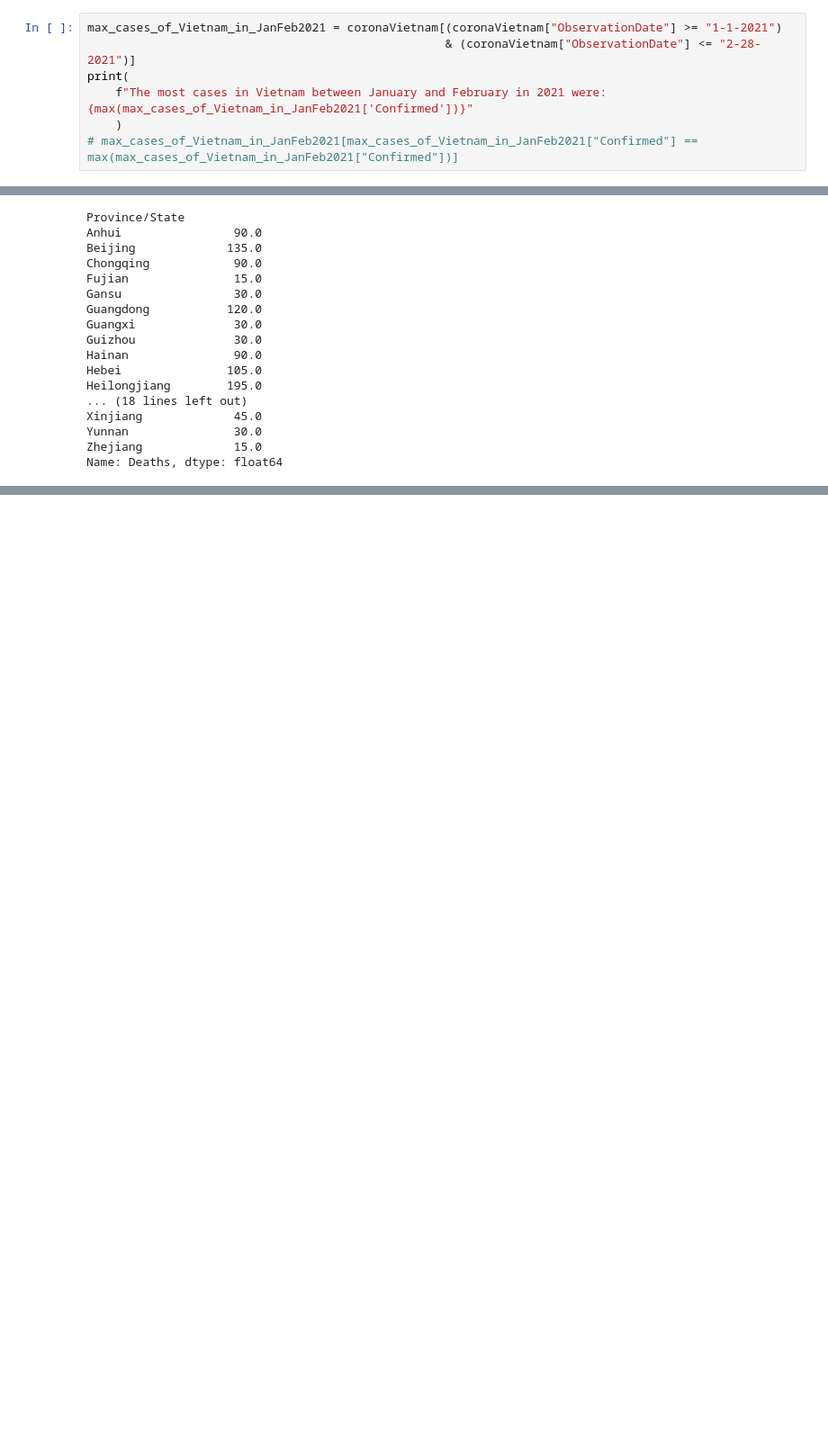
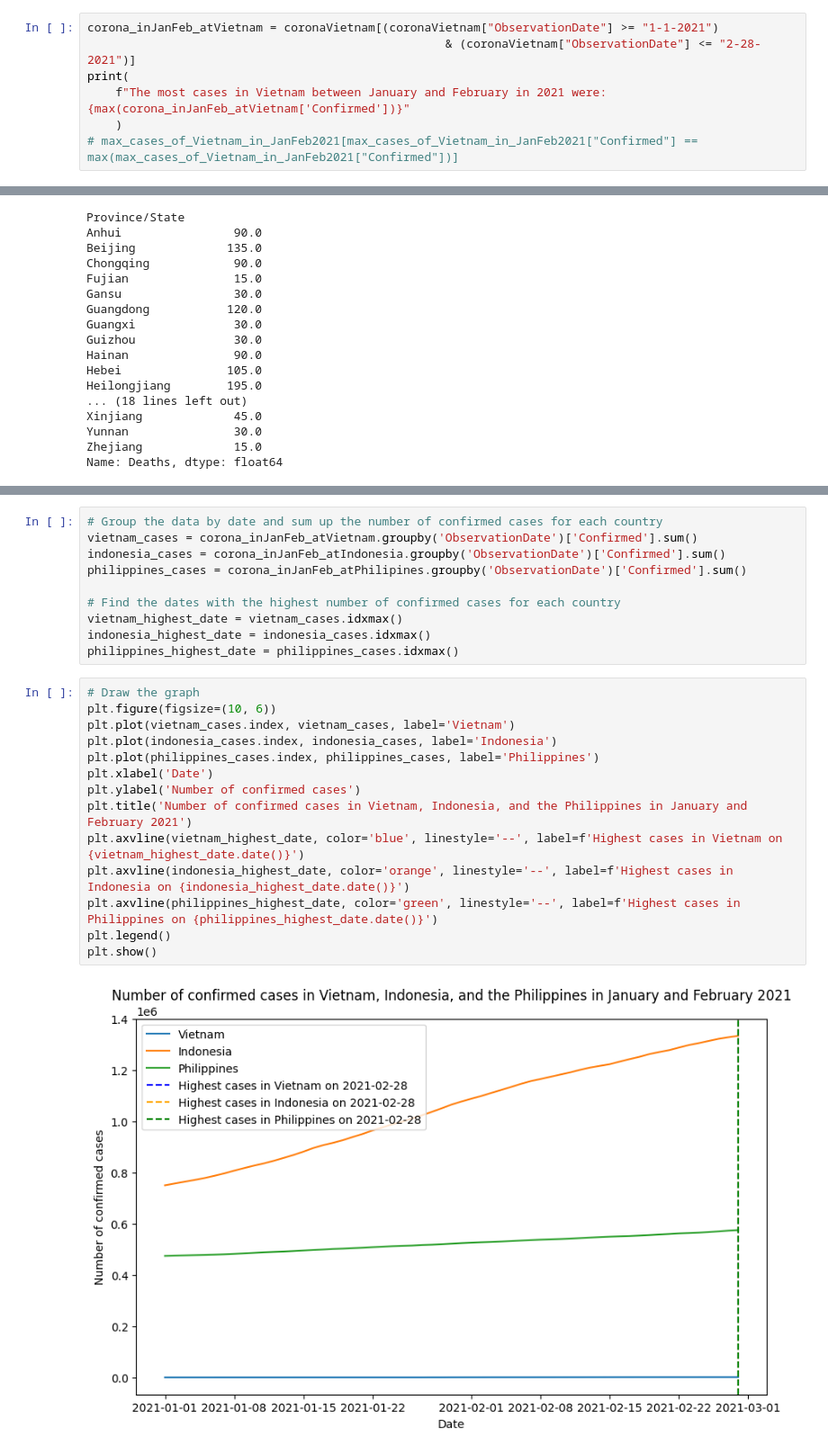
Before and after one commit to huuhieunguyen/Data-Science, a Jupyter notebook: Lab1/main.ipynb, the cells around one changed output, grey strips where cells are left out. Shown at 90% size. Saved outputs shown, nothing was run; the diff lists cells and outputs as text; blank space fills up the shorter version.

```diff
--- a/Lab1/main.ipynb
+++ b/Lab1/main.ipynb
@@ -224,10 +225,10 @@ SNo
 # %% [markdown]
 Show the data about the most cases in Vietnam between January and Feb 2021
 # %%
-max_cases_of_Vietnam_in_JanFeb2021 = coronaVietnam[(coronaVietnam["ObservationDate"] >= "1-1-2021")
+corona_inJanFeb_atVietnam = coronaVietnam[(coronaVietnam["ObservationDate"] >= "1-1-2021")
                                                    & (coronaVietnam["ObservationDate"] <= "2-28-2021")]
 print(
-    f"The most cases in Vietnam between January and February in 2021 were: {max(max_cases_of_Vietnam_in_JanFeb2021['Confirmed'])}"
+    f"The most cases in Vietnam between January and February in 2021 were: {max(corona_inJanFeb_atVietnam['Confirmed'])}"
     )
 # max_cases_of_Vietnam_in_JanFeb2021[max_cases_of_Vietnam_in_JanFeb2021["Confirmed"] == max(max_cases_of_Vietnam_in_JanFeb2021["Confirmed"])]
 # %% [output]
@@ -417,0 +421,26 @@ Name: Deaths, dtype: float64
+# %%
+# Group the data by date and sum up the number of confirmed cases for each country
+vietnam_cases = corona_inJanFeb_atVietnam.groupby('ObservationDate')['Confirmed'].sum()
+indonesia_cases = corona_inJanFeb_atIndonesia.groupby('ObservationDate')['Confirmed'].sum()
+philippines_cases = corona_inJanFeb_atPhilipines.groupby('ObservationDate')['Confirmed'].sum()
+
+# Find the dates with the highest number of confirmed cases for each country
+vietnam_highest_date = vietnam_cases.idxmax()
+indonesia_highest_date = indonesia_cases.idxmax()
+philippines_highest_date = philippines_cases.idxmax()
+# %%
+# Draw the graph
+plt.figure(figsize=(10, 6))
+plt.plot(vietnam_cases.index, vietnam_cases, label='Vietnam')
+plt.plot(indonesia_cases.index, indonesia_cases, label='Indonesia')
+plt.plot(philippines_cases.index, philippines_cases, label='Philippines')
+plt.xlabel('Date')
+plt.ylabel('Number of confirmed cases')
+plt.title('Number of confirmed cases in Vietnam, Indonesia, and the Philippines in January and February 2021')
+plt.axvline(vietnam_highest_date, color='blue', linestyle='--', label=f'Highest cases in Vietnam on {vietnam_highest_date.date()}')
+plt.axvline(indonesia_highest_date, color='orange', linestyle='--', label=f'Highest cases in Indonesia on {indonesia_highest_date.date()}')
+plt.axvline(philippines_highest_date, color='green', linestyle='--', label=f'Highest cases in Philippines on {philippines_highest_date.date()}')
+plt.legend()
+plt.show()
+# %% [output]
+[figure, added]
```
Also changed, not shown: parts of 4 cells of this notebook.
